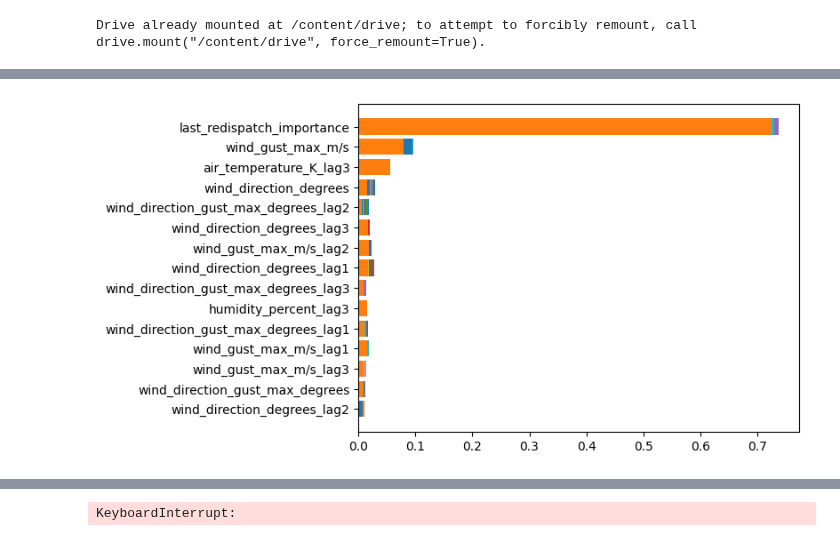
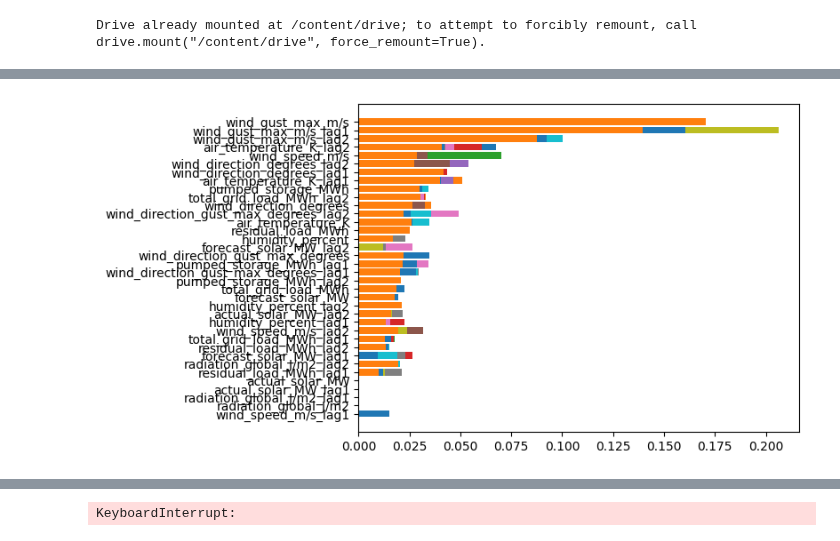
Before and after one commit to mgondeck/wind_curtailment_prediction, a Jupyter notebook: xgboost_binary_classification.ipynb, the cells around one changed output, grey strips where cells are left out. Drawn from its saved outputs; the diff is of its cells as text; code cells hidden in the pictures.

```diff
--- a/xgboost_binary_classification.ipynb
+++ b/xgboost_binary_classification.ipynb
@@ -57,6 +46,6 @@ Index(['redispatch', 'wind_direction_degrees', 'wind_direction_degrees_lag1',
 # %%
 # Drop the rows to get appropriate test data
-start_date = '2022-01-01'
+start_date = '2021-01-01'
 end_date = '2023-11-14'
 df = df.loc[start_date:end_date]
 # %%
@@ -81,0 +65,15 @@ y = df['redispatch']
+# %%
+# importance of the last redispatch status for the training data
+def last_redispatch(y_train, X_test):
+    window_size = 2  #last 30 min
+    last_redispatch_importance_train = []
+    for i in range(len(y_train)):
+        window_start = max(0, i - window_size)
+        window_end = i
+        importance = y_train.iloc[window_start:window_end].sum() # also incorporate the level ???
+        last_redispatch_importance_train.append(importance)
+    # forward fill the last value of 'last_redispatch_importance' for the test data with exponentially decreasing values
+    decay_factor = 0.9
+    last_redispatch_importance_test = [last_redispatch_importance_train[-1] * (decay_factor ** i) for i in range(len(X_test))]
+
+    return last_redispatch_importance_train, last_redispatch_importance_test
@@ -82,4 +86,14 @@ y = df['redispatch']
 # %%
+#xgboost_class = XGBClassifier(booster='gbtree', reg_alpha=0, eval_metric='logloss', gamma = 1, # reg_alpha introduces L1 regularization
+#                              n_estimators=100, max_depth=4, learning_rate=0.1, objective='binary:logistic', random_state = 13, scale_pos_weight=2)
+
+# create model instance
+xgboost_class = XGBClassifier(booster='gbtree', reg_alpha=15, eval_metric='logloss', gamma = 1,
+                              n_estimators=100, max_depth=2, learning_rate=0.1, objective='binary:logistic', random_state = 13, scale_pos_weight=1) #14
+# reg_alpha = introduces L1 regularization (reduce overfitting)
+# gamma = minimum loss reduction required to make a further partition on a leaf node of the tree. The larger gamma is, the more conservative the algorithm will be (reduce overfitting)
+# scale_pos_weights = assigns a higher weight to the minority class (positive class) to address class imbalance (think highen the recall)
+
 # cross-validation
 n_splits = 70
 test_size = 48 #(12h with 15 min intervalls)
@@ -88,8 +102,11 @@ tscv = TimeSeriesSplit(n_splits=n_splits, test_size=test_size)
 recall_scores = []
 accuracy_scores = []
 conf_matrices = []
+recall_train_scores = []
+accuracy_train_scores = []
+conf_train_matrices = []
 
-for i, (train_index, test_index) in enumerate(tscv.split(X)):
+for train_index, test_index in tscv.split(X):
 
     X_train, X_test = X.iloc[train_index], X.iloc[test_index]
     y_train, y_test = y.iloc[train_index], y.iloc[test_index]
@@ -100,33 +117,15 @@ for i, (train_index, test_index) in enumerate(tscv.split(X)):
     # check if at least one instance of redispatch with status 1 is present in the test data
     if y_test.sum() == 0:
         continue
-
-    # importance of the last redispatch status for the training data
-    window_size = 2  # last 30 min
-    last_redispatch_importance_train = []
-    for i in range(len(y_train)):
-        window_start = max(0, i - window_size)
-        window_end = i
-        importance = y_train.iloc[window_start:window_end].sum() # also incorporate the level
-        last_redispatch_importance_train.append(importance)
+    '''
+    # add importance of the last redispatch status
+    last_redispatch_importance_train, last_redispatch_importance_test = last_redispatch(y_train, X_test)
     X_train['last_redispatch_importance'] = last_redispatch_importance_train
-
-    # rate of decrease for the importance values
-    decrease_rate = last_redispatch_importance_train[-1] / len(X_test)
-
-    # forward fill the last value of 'last_redispatch_importance' for the test data with exponentially decreasing values
-#    last_redispatch_importance_test = np.linspace(last_redispatch_importance_train[-1], 0, len(X_test))
-#    X_test['last_redispatch_importance'] = last_redispatch_importance_test
-
-    decay_factor = 0.9
-    last_redispatch_importance_test = [last_redispatch_importance_train[-1] * (decay_factor ** i) for i in range(len(X_test))]
     X_test['last_redispatch_importance'] = last_redispatch_importance_test
-
-    # Preprocess and oversample only the training data
-    X_train_preprocessed = preprocessor.fit_transform(X_train)
-    X_train_preprocessed, y_train_preprocessed = smote.fit_resample(X_train_preprocessed, y_train)
-
-    # Preprocess the test data
+    '''
+    # preprocess data
+    X_train_scaled = preprocessor.fit_transform(X_train)
+    X_train_preprocessed, y_train_preprocessed = smote.fit_resample(X_train_scaled, y_train)
     X_test_preprocessed = preprocessor.transform(X_test)
 
     # fit model
@@ -134,23 +133,29 @@ for i, (train_index, test_index) in enumerate(tscv.split(X)):
 
     # make predictions
     y_pred = xgboost_class.predict(X_test_preprocessed)
+    y_pred_train = xgboost_class.predict(X_train_scaled)
 
-    print(y_test.value_counts())
+    #print(y_test.value_counts())
     #print("last redispatch importance: ", X_test['last_redispatch_importance'])
 
+    # evaluate
     recall_scores.append(recall_score(y_test, y_pred))
     accuracy_scores.append(accuracy_score(y_test, y_pred))
     conf_matrices.append(confusion_matrix(y_test, y_pred))
 
+    recall_train_scores.append(recall_score(y_train, y_pred_train))
+    accuracy_train_scores.append(accuracy_score(y_train, y_pred_train))
+    conf_train_matrices.append(confusion_matrix(y_train, y_pred_train))
+
     sorted_idx = xgboost_class.feature_importances_.argsort()
     plt.barh(X_train.columns[sorted_idx], xgboost_class.feature_importances_[sorted_idx])
 
-    #saving the plot as a png file
-    #plt.savefig('feature_importance_xgboost.png')
 
-
-# evaluate
+# print evaluation results
 print("Average Recall:", sum(recall_scores) / len(recall_scores))
 print("Average Accuracy:", sum(accuracy_scores) / len(accuracy_scores))
 print("Average Confusion Matrix:", sum(conf_matrices) / len(conf_matrices))
+print("Average Recall (Train):", sum(recall_train_scores) / len(recall_train_scores))
+print("Average Accuracy (Train):", sum(accuracy_train_scores) / len(accuracy_train_scores))
+print("Average Confusion Matrix (Train):", sum(conf_train_matrices) / len(conf_train_matrices))
 # %% [output]
@@ -174 +170 @@ Average Confusion Matrix: [[14.5        18.75      ]
-[figure, old version]
+[figure, new version]
```
Also changed, not shown: parts of 9 cells of this notebook.
